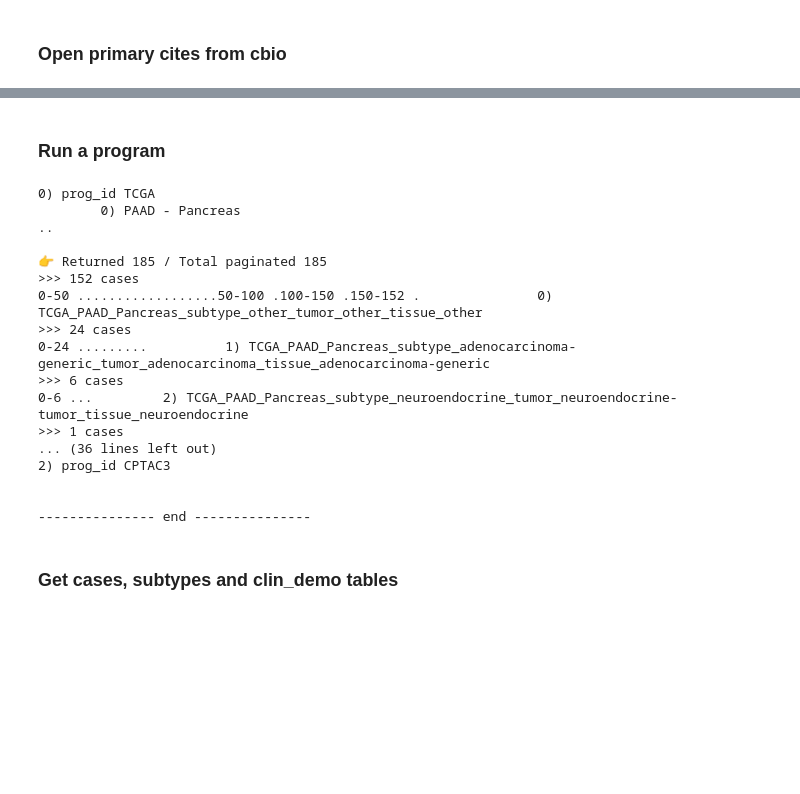
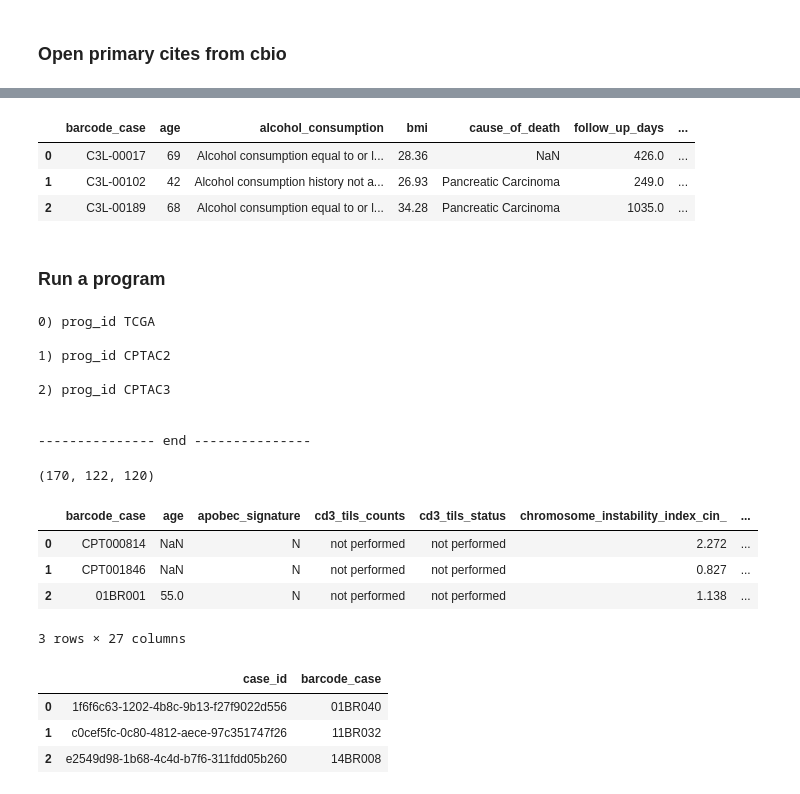
Before and after one commit to flalix/perturb_agent, a Jupyter notebook: notebooks/mtp_cBio_61_PSI_all_programs_CasesSamplesMut.ipynb, the cells around one changed output, grey strips where cells are left out. Saved outputs shown, nothing was run; the diff lists cells and outputs as text; code cells hidden in the pictures; blank space fills up the shorter version.

```diff
--- a/notebooks/mtp_cBio_61_PSI_all_programs_CasesSamplesMut.ipynb
+++ b/notebooks/mtp_cBio_61_PSI_all_programs_CasesSamplesMut.ipynb
@@ -235,3 +291,10 @@ cbio.root_disease, cbio.filename_demo
+# %%
+df_clin_demo.head(3)
+# %% [output]
+|  | barcode_case | age | alcohol_consumption | bmi | cause_of_death | follow_up_days | ... |
+| 0 | C3L-00017 | 69 | Alcohol consumption equal to or l... | 28.36 | NaN | 426.0 | ... |
+| 1 | C3L-00102 | 42 | Alcohol consumption history not a... | 26.93 | Pancreatic Carcinoma | 249.0 | ... |
+| 2 | C3L-00189 | 68 | Alcohol consumption equal to or l... | 34.28 | Pancreatic Carcinoma | 1035.0 | ... |
 # %% [markdown]
 ### Run a program
 # %%
@@ -247,25 +310,16 @@ for i, prog_id in enumerate(prog_id_list):
 
     print(f"{i}) prog_id {prog_id}")
 
-    df_cases, df_all_clin_demo, df_all_samples, df_all_mutations = cbio.loop_program_psi_get_cases_samples_mut(prog_id=prog_id, force=force, verbose=verbose)
+    df_all_cases, df_all_clin_demo, df_all_case_bar, df_all_samples, df_all_mutations = cbio.loop_program_psi_get_cases_samples_mut(prog_id=prog_id, force=force, verbose=verbose)
 
     print("")
 
 print("\n--------------- end ---------------")
 # %% [output]
 0) prog_id TCGA
-        0) PAAD - Pancreas
-..
 
-👉 Returned 185 / Total paginated 185
->>> 152 cases
-0-50 ..................50-100 .100-150 .150-152 .               0) TCGA_PAAD_Pancreas_subtype_other_tumor_other_tissue_other
->>> 24 cases
-0-24 .........          1) TCGA_PAAD_Pancreas_subtype_adenocarcinoma-generic_tumor_adenocarcinoma_tissue_adenocarcinoma-generic
->>> 6 cases
-0-6 ...         2) TCGA_PAAD_Pancreas_subtype_neuroendocrine_tumor_neuroendocrine-tumor_tissue_neuroendocrine
->>> 1 cases
-... (36 lines left out)
+1) prog_id CPTAC2
+
 2) prog_id CPTAC3
 
 
@@ -275,2 +326,0 @@ cbio.df_all_clin_demo
-# %% [markdown]
-### Get cases, subtypes and clin_demo tables
@@ -282,2 +327,21 @@ df_cases, df_subt, df_clin_demo = cbio.get_cases_and_subtypes(batch_size=200, do
+# %%
+prog_id = 'CPTAC3'
+prog_id = 'TCGA'
+prog_id = 'CPTAC2'
+
+force=False
+verbose=False
+
+df_all_cases, df_all_clin_demo, df_all_case_bar, df_all_samples, df_all_mutations = cbio.loop_program_psi_get_cases_samples_mut(prog_id=prog_id, force=force, verbose=verbose)
+
+len(df_cases), len(df_all_clin_demo), len(df_all_case_bar)
+# %% [output]
+(170, 122, 120)
 # %%
-cbio.df_cases.head(3).T
+df_all_clin_demo.head(3)
+# %% [output]
+|  | barcode_case | age | apobec_signature | cd3_tils_counts | cd3_tils_status | chromosome_instability_index_cin_ | ... |
+| 0 | CPT000814 | NaN | N | not performed | not performed | 2.272 | ... |
+| 1 | CPT001846 | NaN | N | not performed | not performed | 0.827 | ... |
+| 2 | 01BR001 | 55.0 | N | not performed | not performed | 1.138 | ... |
+3 rows × 27 columns
@@ -286,5 +348,10 @@ df_subt
 # %%
-df_clin_demo.head(3).T
+df_all_case_bar.head(3)
+# %% [output]
+|  | case_id | barcode_case |
+| 0 | 1f6f6c63-1202-4b8c-9b13-f27f9022d556 | 01BR040 |
+| 1 | c0cef5fc-0c80-4812-aece-97c351747f26 | 11BR032 |
+| 2 | e2549d98-1b68-4c4d-b7f6-311fdd05b260 | 14BR008 |
 # %%
 df_attr_gdc = cbio.check_clinical_attributes(
     "pancreas_cptac_gdc"
```
Also changed, not shown: parts of 18 cells of this notebook, 5 other files.
